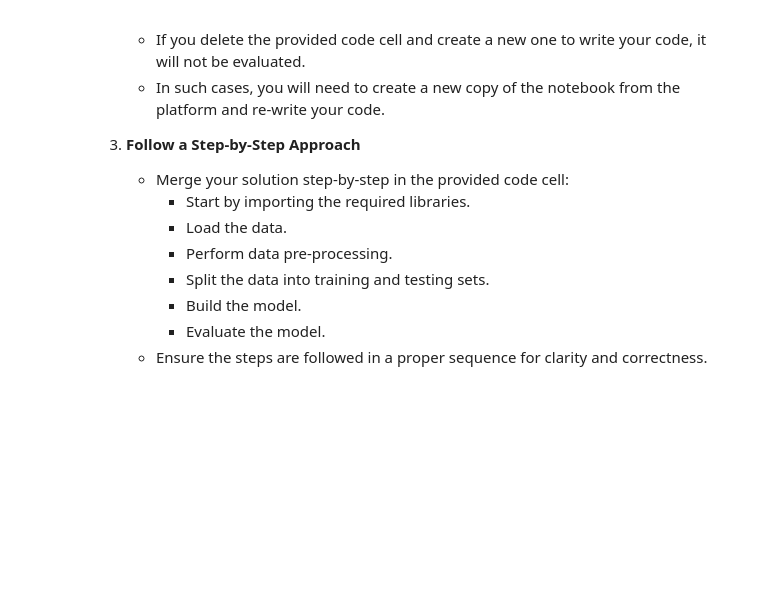
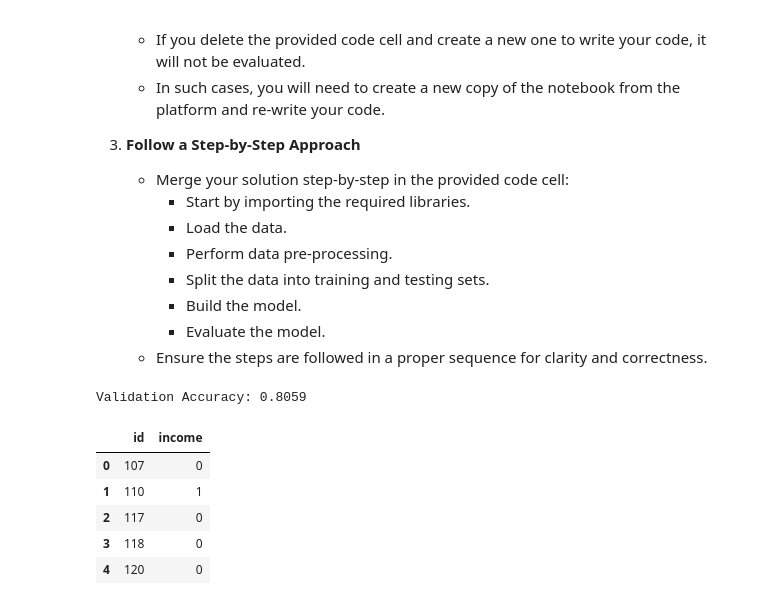
Before and after one commit to kowshik20/ML_Learning, a Jupyter notebook: Naive_Bayes_Assignment.ipynb, the cells around one changed output. Drawn from its saved outputs; the diff is of its cells as text; code cells hidden in the pictures; blank space fills up the shorter version.

```diff
--- a/Naive_Bayes_Assignment.ipynb
+++ b/Naive_Bayes_Assignment.ipynb
@@ -151,0 +186,58 @@ submission_df =
+# %%
+from sklearn.model_selection import train_test_split
+
+train_df = train_data.copy()
+test_df = test_data.copy()
+
+train_df = train_df.drop('id', axis=1)
+
+test_ids = test_df['id']
+# Drop the 'id' column from the test data as it's not a feature for prediction
+test_df = test_df.drop('id', axis=1)
+
+# Identify categorical columns
+categorical_cols = train_df.select_dtypes(include='object').columns
+
+# Apply Label Encoding to categorical columns in both train and test data
+for col in categorical_cols:
+    le = LabelEncoder()
+    train_df[col] = le.fit_transform(train_df[col])
+    # Handle potential unseen labels in test_df by transforming it after fitting on train_df
+    # If there are categories in test_df not seen in train_df, this might raise an error.
+    # For this exercise, we assume consistent categories.
+    test_df[col] = le.transform(test_df[col])
+
+# Separate features (X) and target (y) from the *original* training data
+X_full_train = train_df.drop('income', axis=1)
+y_full_train = train_df['income']
+
+# Split the full training data into training and validation sets for internal evaluation
+X_train, X_val, y_train, y_val = train_test_split(X_full_train, y_full_train, test_size=0.2, random_state=42)
+
+# Prepare features for the final test data prediction (using the external test_data)
+X_test_final = test_df
+
+# Initialize the Gaussian Naive Bayes model
+model = GaussianNB()
+
+# Train the model on the *internal training set*
+model.fit(X_train, y_train)
+
+# Make predictions on the *internal validation set* to evaluate performance
+y_val_pred = model.predict(X_val)
+val_accuracy = accuracy_score(y_val, y_val_pred)
+print(f"Validation Accuracy: {val_accuracy:.4f}")
+
+# Make final predictions on the *external test data* for submission
+y_pred_final = model.predict(X_test_final)
+
+# Create a dataframe of test predictions (ID, Class) for submission
+submission_df = pd.DataFrame({'id': test_ids, 'income': y_pred_final})
+# %% [output]
+Validation Accuracy: 0.8059
+|  | id | income |
+| 0 | 107 | 0 |
+| 1 | 110 | 1 |
+| 2 | 117 | 0 |
+| 3 | 118 | 0 |
+| 4 | 120 | 0 |
```
Also changed, not shown: parts of 2 cells of this notebook.
